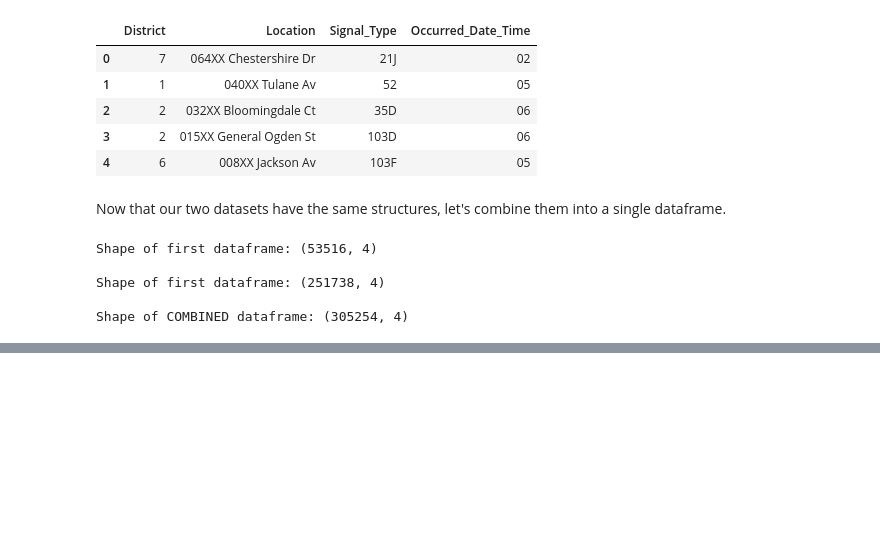
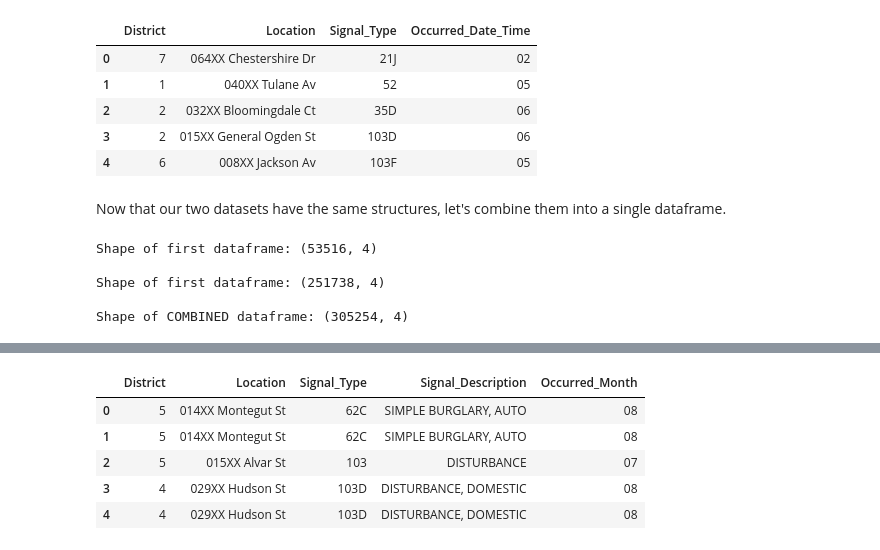
Before and after one commit to yarbschris/ds-final, a Jupyter notebook: finalProject.ipynb, the cells around one changed output, grey strips where cells are left out. Saved outputs shown, nothing was run; the diff lists cells and outputs as text; code cells hidden in the pictures; blank space fills up the shorter version.

Commit message:
mapped signal codes to english crime descriptions

```diff
--- a/finalProject.ipynb
+++ b/finalProject.ipynb
@@ -230,9 +230,6 @@ As we can see, the highest frequency of crime reports occurs in District 7. In f
 ## Loading in a second data set (Milestone 2)
 To get more context on police reports, we will load in our second dataset, **New Orleans Police Department Calls for Service 2025**
 # %%
-PARENT_DIR = os.getcwd()
-DATA_DIR = os.path.join(PARENT_DIR, "data")
-
 PATH_TO_CALLS_FOR_SERVICE = os.path.join(DATA_DIR, "Calls_for_Service_2025.csv")
 calls_for_service = pd.read_csv(PATH_TO_CALLS_FOR_SERVICE)
 calls_for_service.head()
@@ -350,0 +351,4 @@ Shape of COMBINED dataframe: (305254, 4)
+# %%
+PATH_TO_SIGNALS = os.path.join(DATA_DIR, "crime_signal_codes.csv")
+signals = pd.read_csv(PATH_TO_SIGNALS)
+signals.head()
@@ -350,0 +362,16 @@ Shape of COMBINED dataframe: (305254, 4)
+# %%
+lookup = dict(zip(signals["Signal"], signals["Description"]))
+
+calls_and_reports["SignalDescription"] = calls_and_reports["Signal_Type"].map(lookup)
+calls_and_reports = calls_and_reports.rename(columns={"SignalDescription":"Signal_Description", "Occurred_Date_Time":"Occurred_Month"})
+
+calls_and_reports = calls_and_reports[["District", "Location", "Signal_Type", "Signal_Description", "Occurred_Month"]]
+
+calls_and_reports.head()
+# %% [output]
+|  | District | Location | Signal_Type | Signal_Description | Occurred_Month |
+| 0 | 5 | 014XX Montegut St | 62C | SIMPLE BURGLARY, AUTO | 08 |
+| 1 | 5 | 014XX Montegut St | 62C | SIMPLE BURGLARY, AUTO | 08 |
+| 2 | 5 | 015XX Alvar St | 103 | DISTURBANCE | 07 |
+| 3 | 4 | 029XX Hudson St | 103D | DISTURBANCE, DOMESTIC | 08 |
+| 4 | 4 | 029XX Hudson St | 103D | DISTURBANCE, DOMESTIC | 08 |
```
Also changed, not shown: parts of 3 cells of this notebook, 2 other files.
